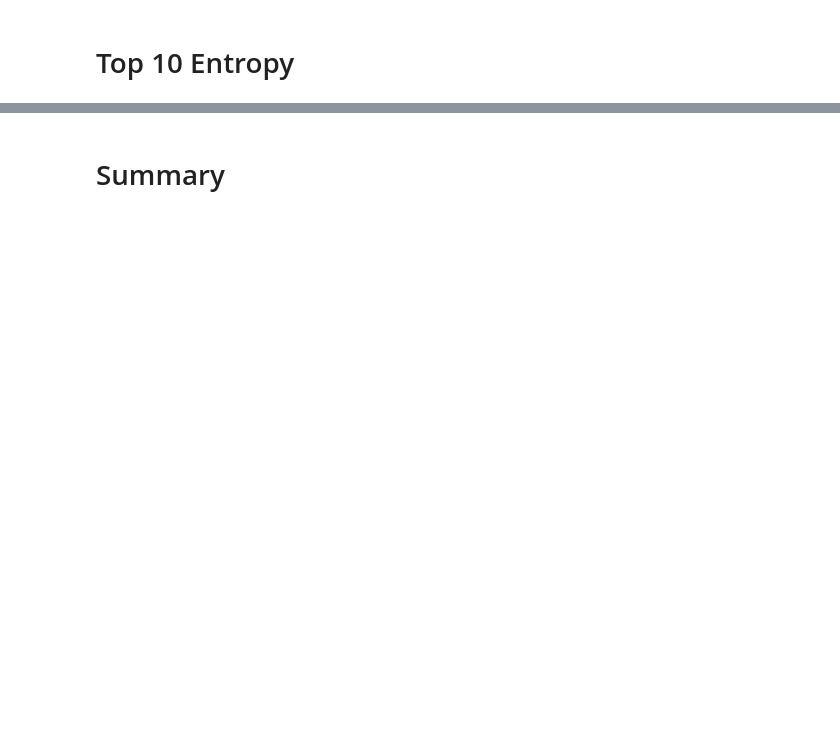
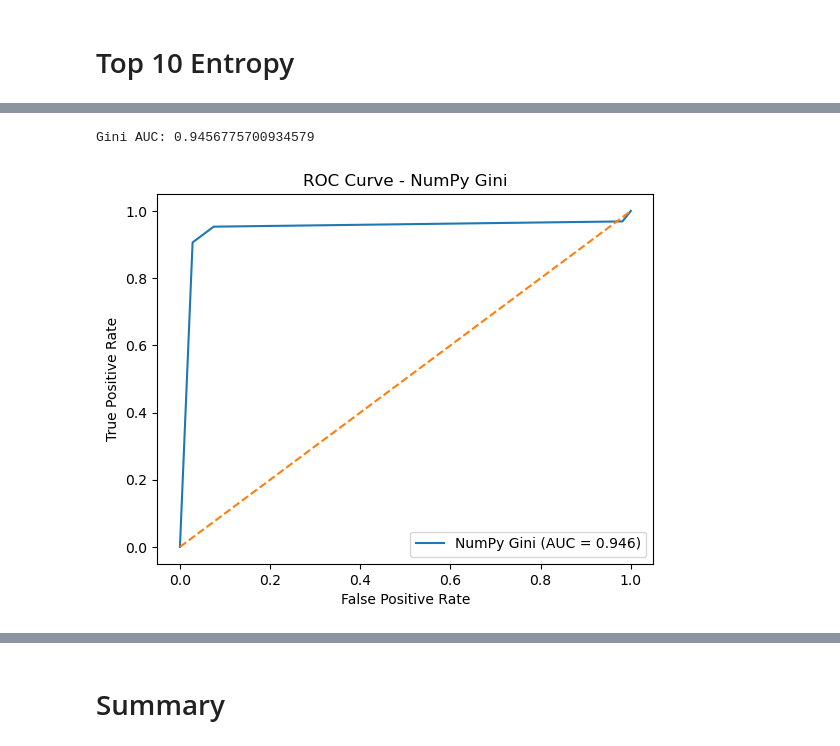
Before and after one commit to Ji980420/Project-ML_VU, a Jupyter notebook: breastCancerData.ipynb, the cells around one changed output, grey strips where cells are left out. Cells and saved outputs as stored; diff of their text form; code cells hidden in the pictures; blank space fills up the shorter version.

```diff
--- a/breastCancerData.ipynb
+++ b/breastCancerData.ipynb
@@ -412,7 +410,9 @@ class NumpyTreeClassifier:
         min_samples_split=2,
         min_samples_leaf=1,
         min_gain=0.0,
+        ccp_alpha=0.0,
         random_state=None
+
     ):
         if criterion not in ("gini", "entropy"):
             raise ValueError("criterion must be either 'gini' or 'entropy'")
@@ -422,6 +422,7 @@ class NumpyTreeClassifier:
         self.min_samples_split = int(min_samples_split)
         self.min_samples_leaf = int(min_samples_leaf)
         self.min_gain = float(min_gain)
+        self.ccp_alpha = float(ccp_alpha)
         self.random_state = random_state
 
         self.classes_ = None
@@ -438,6 +439,7 @@ class NumpyTreeClassifier:
             "min_samples_split": self.min_samples_split,
             "min_samples_leaf": self.min_samples_leaf,
             "min_gain": self.min_gain,
+            "ccp_alpha": self.ccp_alpha,
             "random_state": self.random_state
         }
 
@@ -577,6 +579,7 @@ class NumpyTreeClassifier:
         if n == 0:
             return _Node(is_leaf=True, proba=np.zeros(self.n_classes_), pred=0)
 
+
         proba = counts / n
         pred = int(np.argmax(counts))
         impurity = self._impurity_from_counts(counts)
@@ -600,7 +603,10 @@ class NumpyTreeClassifier:
             return _Node(is_leaf=True, proba=proba, pred=pred)
 
 
-        if gain <= 0:
+        #if gain <= 0:
+            #return _Node(is_leaf=True, proba=proba, pred=pred)
+
+        if gain <= max(self.min_gain, self.ccp_alpha):
             return _Node(is_leaf=True, proba=proba, pred=pred)
 
         self.feature_importances_[feat] += gain * n
@@ -830,3 +836,22 @@ concave points_se          0.000000
 fractal_dimension_worst    0.000000
 symmetry_worst             0.000000
 dtype: float64
+# %%
+y_proba_gini = best_numpy_gini.predict_proba(X_test)[:, 1]
+
+fpr_gini, tpr_gini, thresholds = roc_curve(y_test, y_proba_gini)
+roc_auc_gini = auc(fpr_gini, tpr_gini)
+
+print("Gini AUC:", roc_auc_gini)
+
+plt.figure()
+plt.plot(fpr_gini, tpr_gini, label=f"NumPy Gini (AUC = {roc_auc_gini:.3f})")
+plt.plot([0, 1], [0, 1], linestyle="--")
+plt.xlabel("False Positive Rate")
+plt.ylabel("True Positive Rate")
+plt.title("ROC Curve - NumPy Gini")
+plt.legend()
+plt.show()
+# %% [output]
+Gini AUC: 0.9456775700934579
+[figure, added]
```
Also changed, not shown: parts of 17 cells of this notebook.
